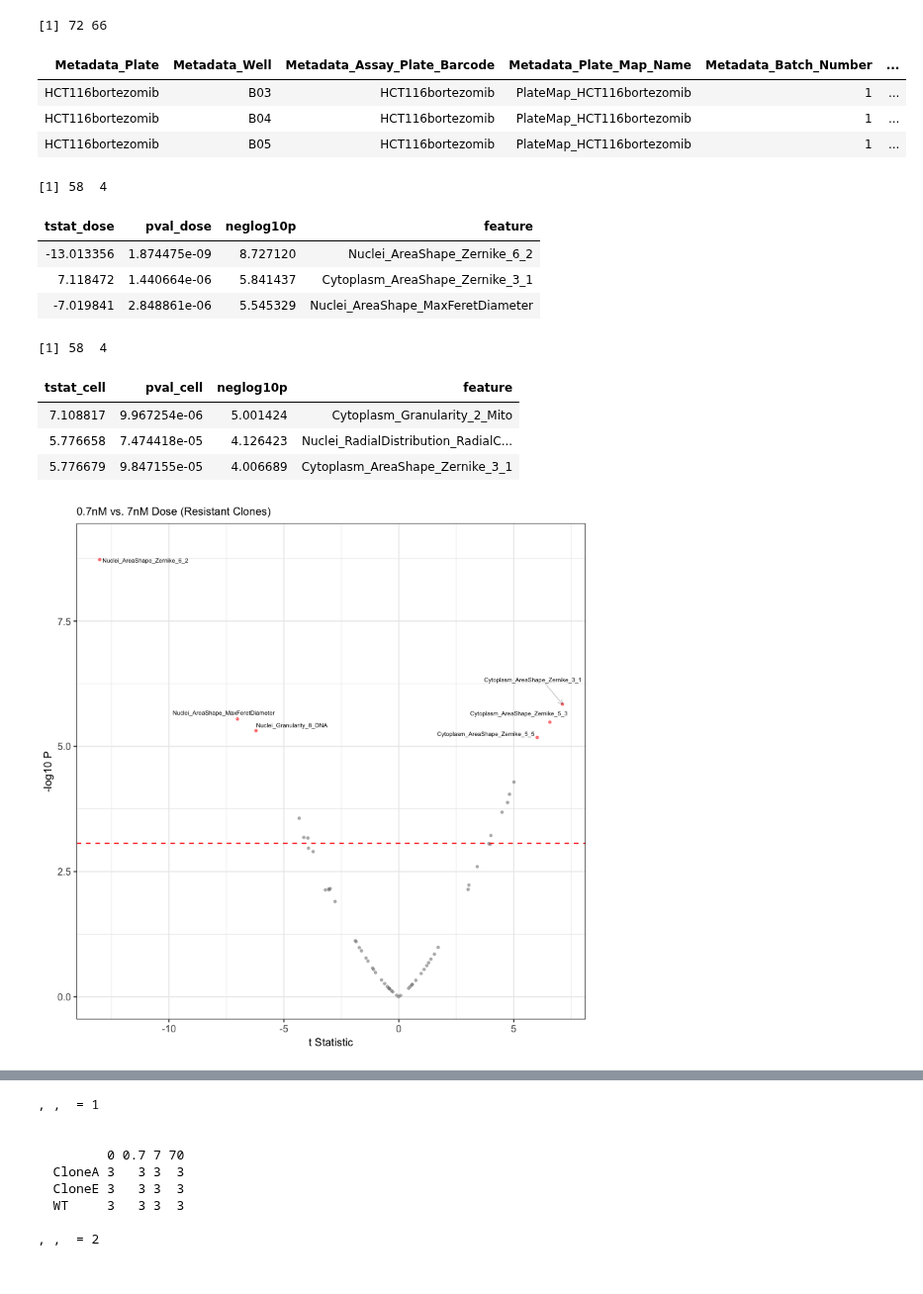
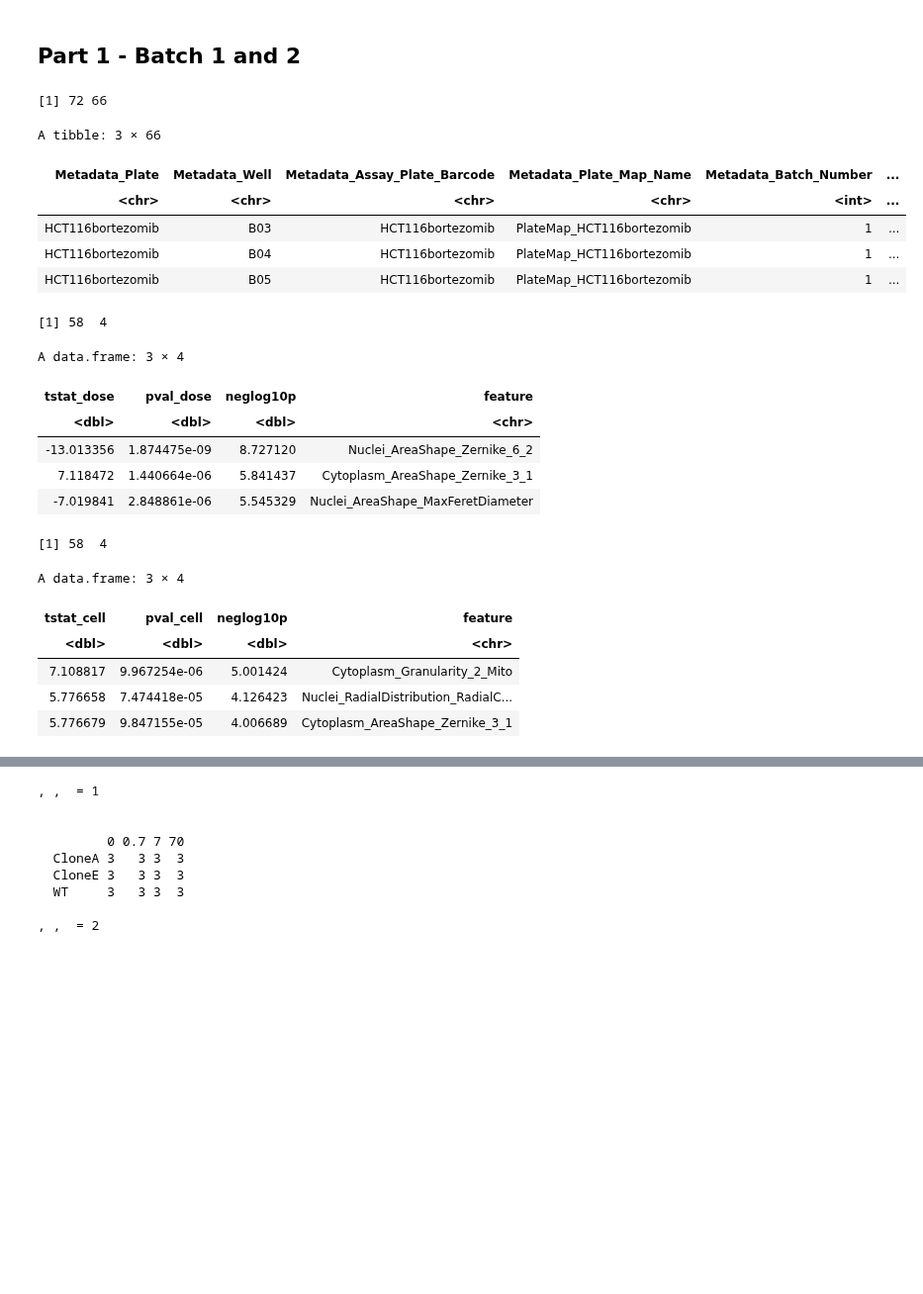
Before and after one commit to broadinstitute/profiling-resistance-mechanisms, a Jupyter notebook: discover-feature-differences.ipynb, the cells around one changed output, grey strips where cells are left out. Shown at 99% size. Drawn from its saved outputs; the diff is of its cells as text; code cells hidden in the pictures; blank space fills up the shorter version.

```diff
--- a/discover-feature-differences.ipynb
+++ b/discover-feature-differences.ipynb
@@ -63,3 +24,5 @@ ttest_volcano <- function(df, x_string, title, yintercept,
+# %% [markdown]
+## Part 1 - Batch 1 and 2
 # %%
 doses <- c(0.7, 7)
 
@@ -84,12 +35,14 @@ batch_cols = readr::cols(
 # %%
 file <- file.path("data", "merged_intersected_variable_selected.csv")
-data_df <- readr::read_csv(file, col_types = batch_cols)
+data_df <- load_data(file)
 
 print(dim(data_df))
 head(data_df, 3)
 # %% [output]
 [1] 72 66
+A tibble: 3 × 66
 | Metadata_Plate | Metadata_Well | Metadata_Assay_Plate_Barcode | Metadata_Plate_Map_Name | Metadata_Batch_Number | ... |
+| <chr> | <chr> | <chr> | <chr> | <int> | ... |
 | HCT116bortezomib | B03 | HCT116bortezomib | PlateMap_HCT116bortezomib | 1 | ... |
 | HCT116bortezomib | B04 | HCT116bortezomib | PlateMap_HCT116bortezomib | 1 | ... |
 | HCT116bortezomib | B05 | HCT116bortezomib | PlateMap_HCT116bortezomib | 1 | ... |
@@ -150,7 +103,9 @@ dim(result_dose_df)
 head(result_dose_df, 3)
 # %% [output]
 [1] 58  4
+A data.frame: 3 × 4
 | tstat_dose | pval_dose | neglog10p | feature |
+| <dbl> | <dbl> | <dbl> | <chr> |
 | -13.013356 | 1.874475e-09 | 8.727120 | Nuclei_AreaShape_Zernike_6_2 |
 | 7.118472 | 1.440664e-06 | 5.841437 | Cytoplasm_AreaShape_Zernike_3_1 |
 | -7.019841 | 2.848861e-06 | 5.545329 | Nuclei_AreaShape_MaxFeretDiameter |
@@ -165,7 +120,9 @@ dim(result_cell_df)
 head(result_cell_df, 3)
 # %% [output]
 [1] 58  4
+A data.frame: 3 × 4
 | tstat_cell | pval_cell | neglog10p | feature |
+| <dbl> | <dbl> | <dbl> | <chr> |
 | 7.108817 | 9.967254e-06 | 5.001424 | Cytoplasm_Granularity_2_Mito |
 | 5.776658 | 7.474418e-05 | 4.126423 | Nuclei_RadialDistribution_RadialC... |
 | 5.776679 | 9.847155e-05 | 4.006689 | Cytoplasm_AreaShape_Zernike_3_1 |
@@ -185,10 +142,6 @@ ttest_dose_gg <- ttest_volcano(
     axis_title_size = axis_title_size,
     ymax = ymax
 )
-
-ttest_dose_gg
-# %% [output]
-[figure, removed]
 # %%
 alpha_correction <- -log10(0.05 / dim(result_cell_df)[1])
 repel_logic <- result_cell_df$neglog10p > alpha_correction * 1.1
```
Also changed, not shown: parts of 20 cells of this notebook, 20 other files.
